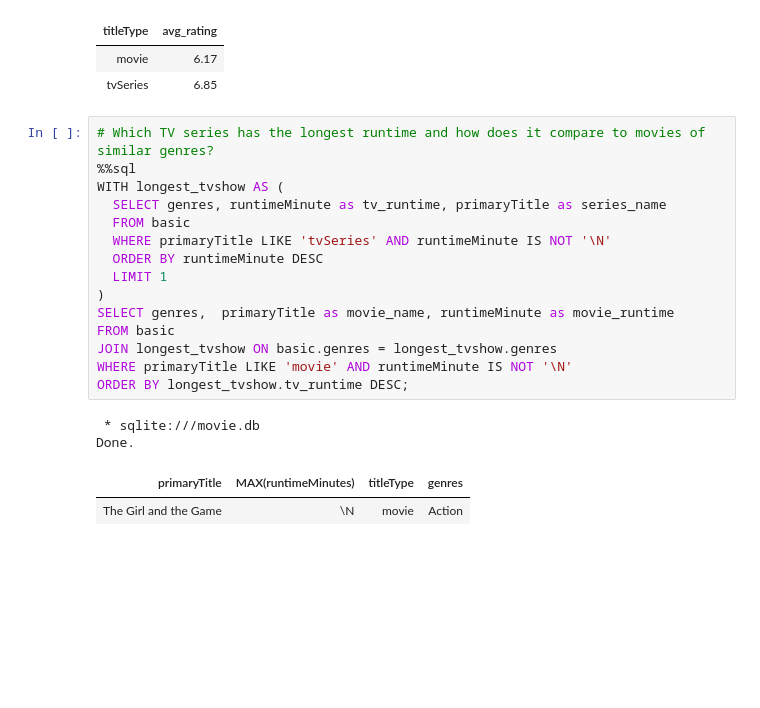
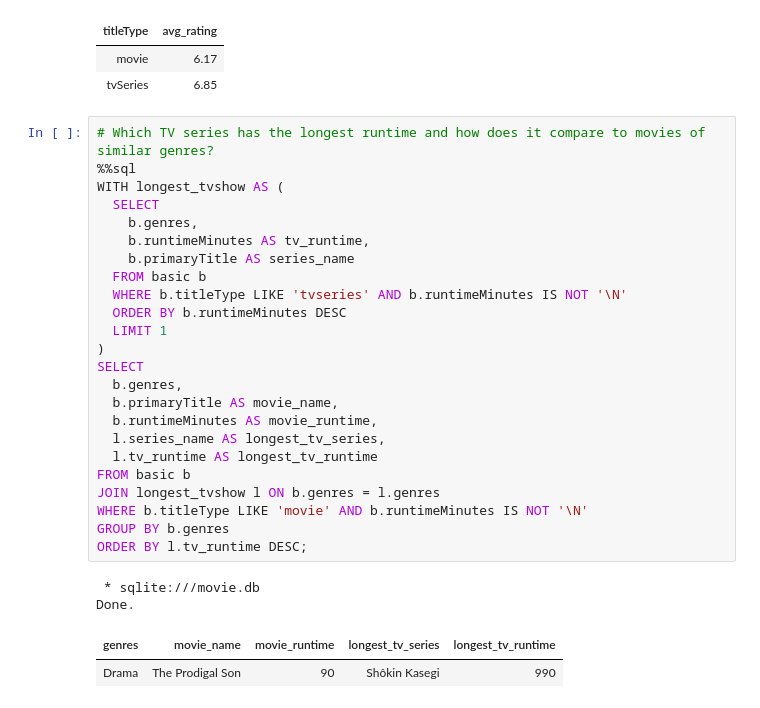
Before and after one commit to Ana-Akaishi/sql-projects, a Jupyter notebook: sql_projects/movie_review/movie_review.ipynb, the cells around one changed output. Cells and saved outputs as stored; diff of their text form; blank space fills up the shorter version.

```diff
--- a/sql_projects/movie_review/movie_review.ipynb
+++ b/sql_projects/movie_review/movie_review.ipynb
@@ -400,23 +363,32 @@ Done.
 # %%
 # Which TV series has the longest runtime and how does it compare to movies of similar genres?
 %%sql
 WITH longest_tvshow AS (
-  SELECT genres, runtimeMinute as tv_runtime, primaryTitle as series_name
-  FROM basic
-  WHERE primaryTitle LIKE 'tvSeries' AND runtimeMinute IS NOT '\N'
-  ORDER BY runtimeMinute DESC
+  SELECT
+    b.genres,
+    b.runtimeMinutes AS tv_runtime,
+    b.primaryTitle AS series_name
+  FROM basic b
+  WHERE b.titleType LIKE 'tvseries' AND b.runtimeMinutes IS NOT '\N'
+  ORDER BY b.runtimeMinutes DESC
   LIMIT 1
 )
-SELECT genres,  primaryTitle as movie_name, runtimeMinute as movie_runtime
-FROM basic
-JOIN longest_tvshow ON basic.genres = longest_tvshow.genres
-WHERE primaryTitle LIKE 'movie' AND runtimeMinute IS NOT '\N'
-ORDER BY longest_tvshow.tv_runtime DESC;
+SELECT
+  b.genres,
+  b.primaryTitle AS movie_name,
+  b.runtimeMinutes AS movie_runtime,
+  l.series_name AS longest_tv_series,
+  l.tv_runtime AS longest_tv_runtime
+FROM basic b
+JOIN longest_tvshow l ON b.genres = l.genres
+WHERE b.titleType LIKE 'movie' AND b.runtimeMinutes IS NOT '\N'
+GROUP BY b.genres
+ORDER BY l.tv_runtime DESC;
 # %% [output]
  * sqlite:///movie.db
 Done.
-| primaryTitle | MAX(runtimeMinutes) | titleType | genres |
-| The Girl and the Game | \N | movie | Action |
+| genres | movie_name | movie_runtime | longest_tv_series | longest_tv_runtime |
+| Drama | The Prodigal Son | 90 | Shôkin Kasegi | 990 |
 # %%
 # What percentage of releases in the last 5 years were TV series?
 %%sql
```
Also changed, not shown: parts of 10 cells of this notebook, 2 other files.
